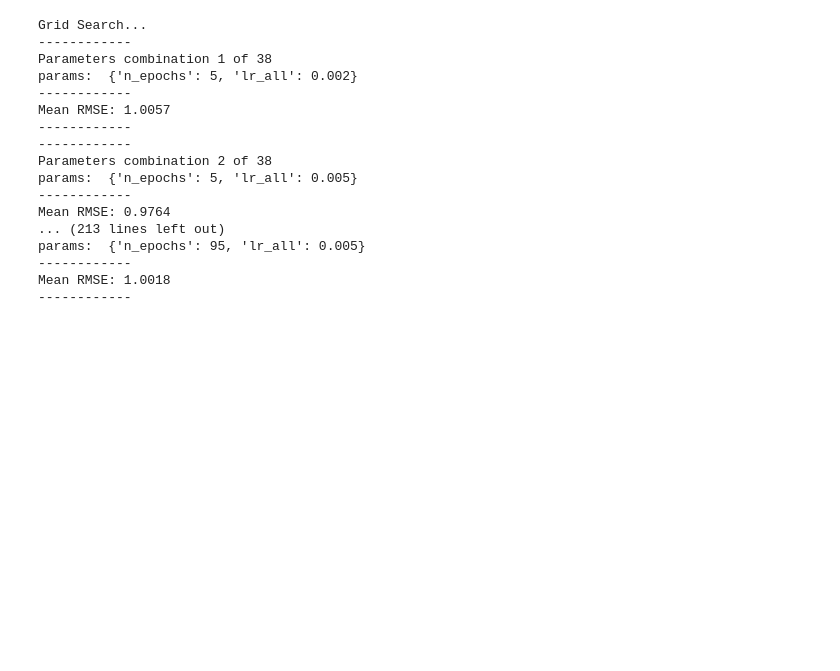
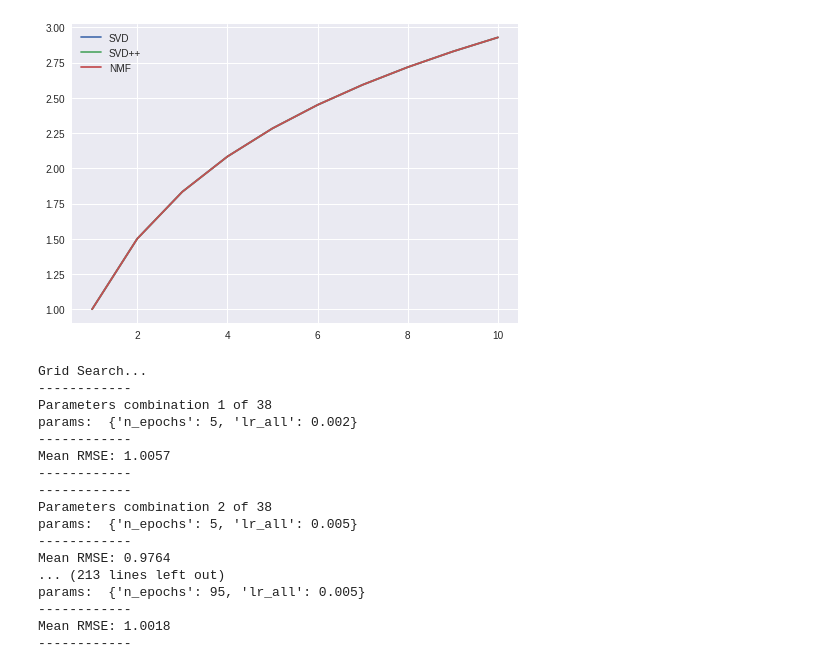
Before and after one commit to Makazone/BachelorThesis, a Jupyter notebook: Diploma.ipynb, the cells around one changed output. Saved outputs shown, nothing was run; the diff lists cells and outputs as text; code cells hidden in the pictures; blank space fills up the shorter version.

```diff
--- a/Diploma.ipynb
+++ b/Diploma.ipynb
@@ -136,3 +187,16 @@ precisions_svd
+# %%
+arhr_svd = evaluate_algo(svd, arhr, restricted_testset, range(1, n+1))
+arhr_svdpp = evaluate_algo(svdpp, arhr, restricted_testset, range(1, n+1))
+arhr_nmf = evaluate_algo(nmf, arhr, restricted_testset, range(1, n+1))
+# %%
+plt.plot(range(1,n+1), arhr_svd, label='SVD')
+plt.plot(range(1,n+1), arhr_svdpp, label='SVD++')
+plt.plot(range(1,n+1), arhr_nmf, label='NMF')
+
+plt.legend()
+plt.show()
+# %% [output]
+[figure, added]
 # %%
 data.raw_ratings = A_raw_ratings  # data is now the set A
 data.split(n_folds=3)
```
Also changed, not shown: parts of 25 cells of this notebook.
